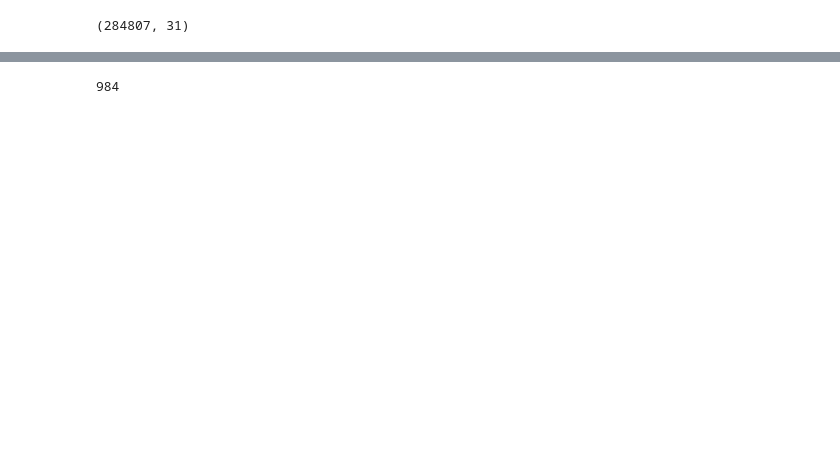
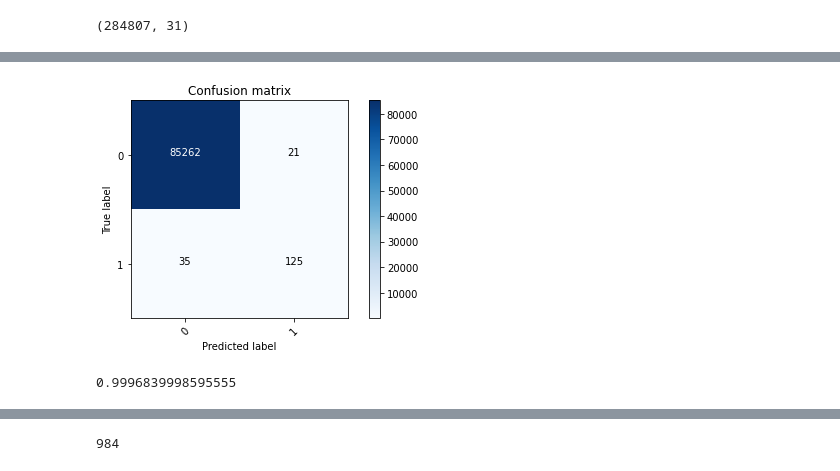
Before and after one commit to ah-hatahet/case_study, a Jupyter notebook: fraud_detection.ipynb, the cells around one changed output, grey strips where cells are left out. Cells and saved outputs as stored; diff of their text form; code cells hidden in the pictures; blank space fills up the shorter version.

```diff
--- a/fraud_detection.ipynb
+++ b/fraud_detection.ipynb
@@ -352,0 +216,5 @@ print(len(random_normal_indices))
+# %%
+plot_confusion_matrix(cm)
+plt.show()
+# %% [output]
+[figure, added]
@@ -352,0 +227,15 @@ print(len(random_normal_indices))
+# %%
+from sklearn.ensemble import RandomForestClassifier
+# initialize random forest
+random_forest = RandomForestClassifier(n_estimators = 100)
+
+# fit
+random_forest.fit(X_train,y_train.values.ravel())
+
+# predict
+y_pred = random_forest.predict(X_test)
+
+# score
+random_forest.score(X_test, y_test)
+# %% [output]
+0.9996839998595555
```
Also changed, not shown: parts of 67 cells of this notebook.
